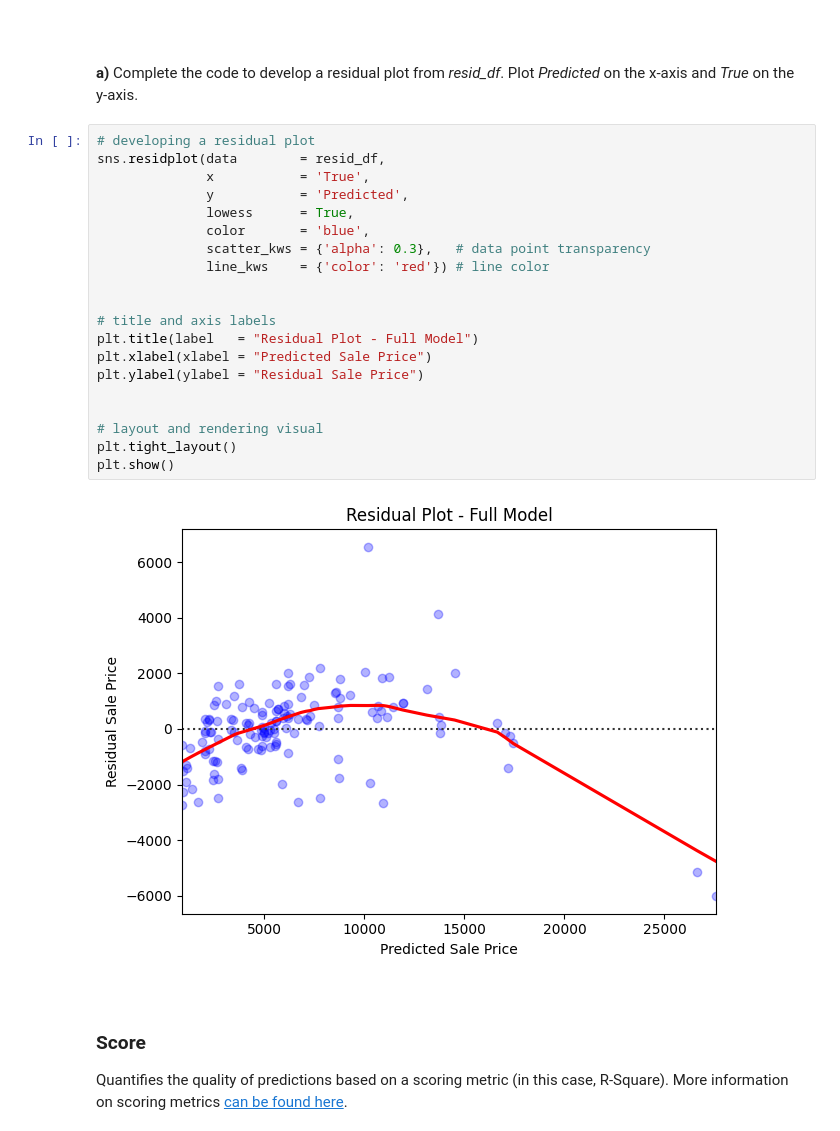
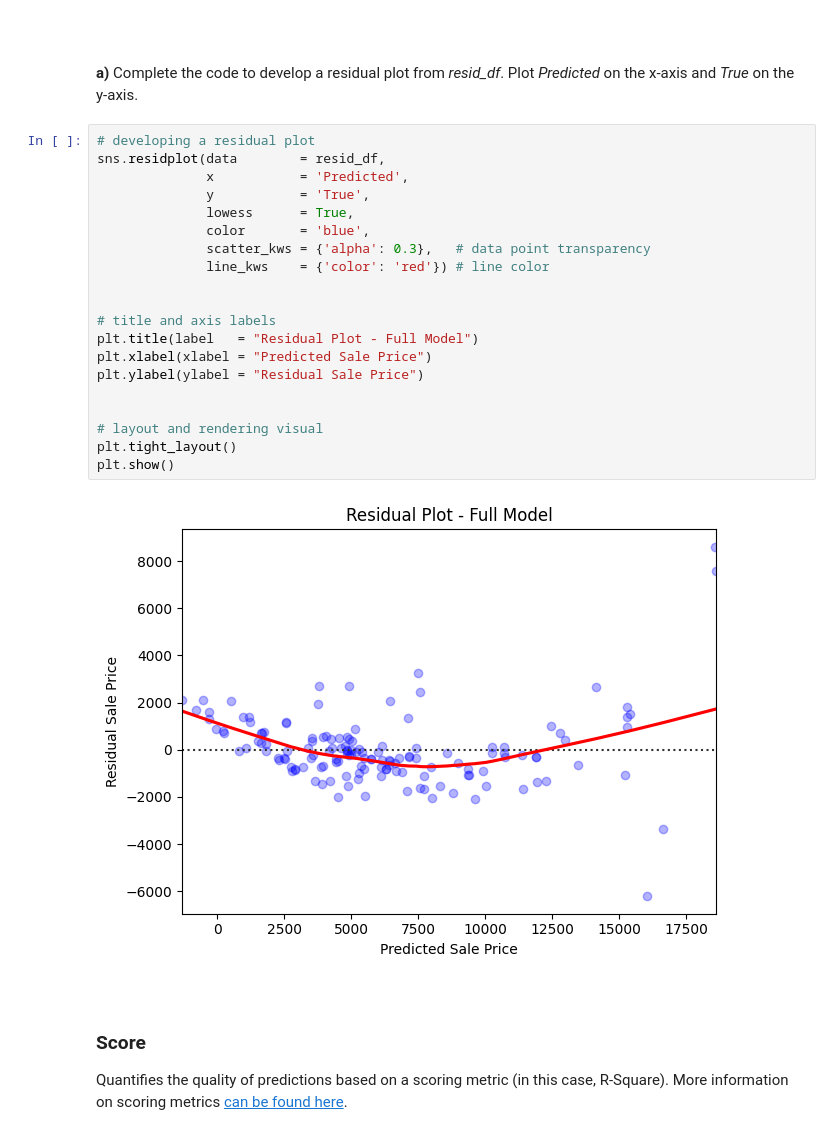
Before and after one commit to samuel-mahembe/Data-Science-Python-Kickstart, a Jupyter notebook: Script 04 - The Model Building Framework - Guided.ipynb, the cells around one changed output. Cells and saved outputs as stored; diff of their text form.

```diff
--- a/Script 04 - The Model Building Framework - Guided.ipynb
+++ b/Script 04 - The Model Building Framework - Guided.ipynb
@@ -590,25 +590,25 @@ resid_df.head(n = 5)
 # %%
 # developing a residual plot
 sns.residplot(data        = resid_df,
-              x           = 'True',
-              y           = 'Predicted',
+              x           = 'Predicted',
+              y           = 'True',
               lowess      = True,
               color       = 'blue',
               scatter_kws = {'alpha': 0.3},   # data point transparency
               line_kws    = {'color': 'red'}) # line color
 
 
 # title and axis labels
 plt.title(label   = "Residual Plot - Full Model")
 plt.xlabel(xlabel = "Predicted Sale Price")
 plt.ylabel(ylabel = "Residual Sale Price")
 
 
 # layout and rendering visual
 plt.tight_layout()
 plt.show()
 # %% [output]
-[figure, old version]
+[figure, new version]
 # %% [markdown]
 <br>
 <h3>Score</h3>
```
Also changed, not shown: parts of 2 cells of this notebook.
